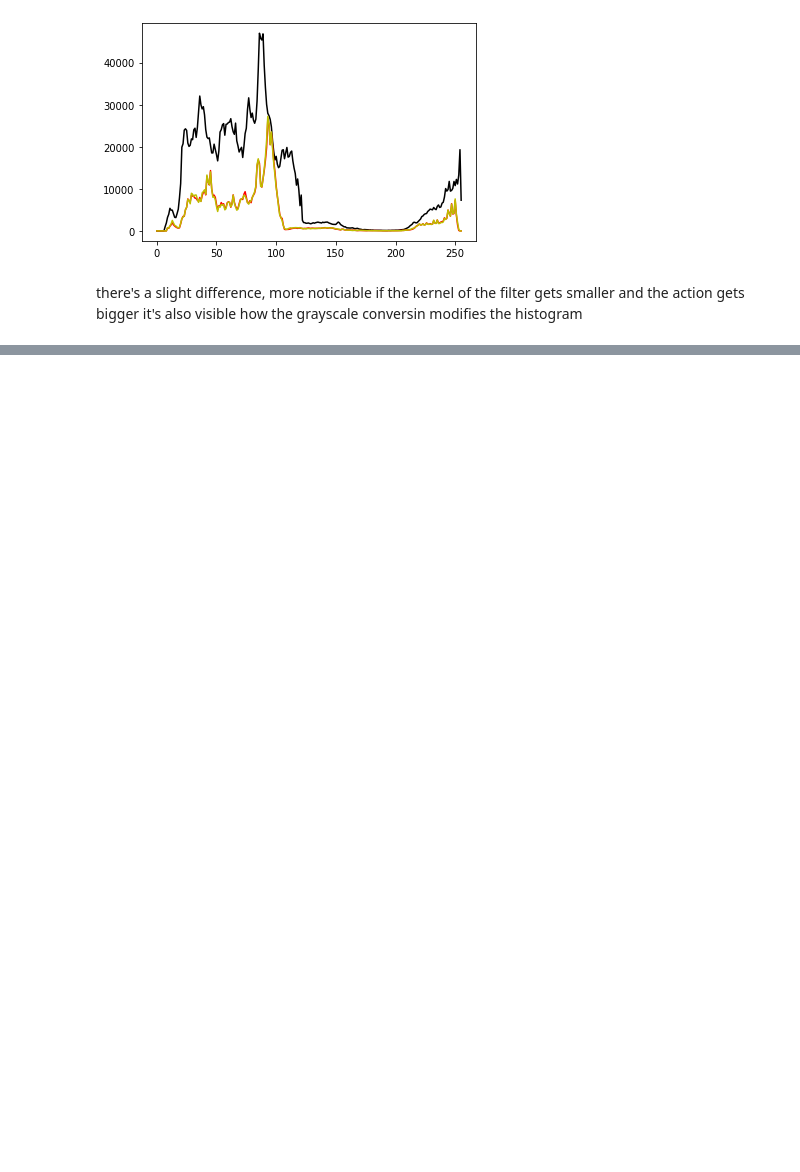
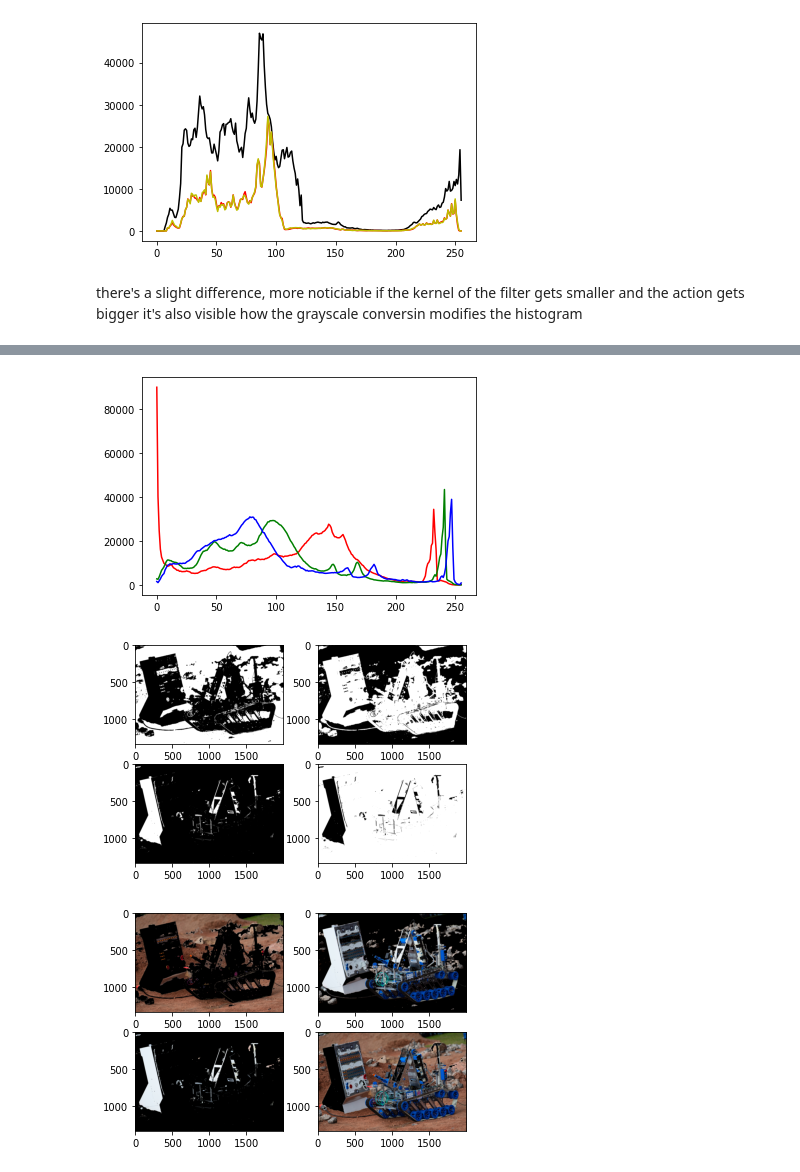
Before and after one commit to Cangio/CV-Alma-X, a Jupyter notebook: 1-box/channel_mask_n_edges.ipynb, the cells around one changed output, grey strips where cells are left out. Cells and saved outputs as stored; diff of their text form; code cells hidden in the pictures; blank space fills up the shorter version.

```diff
--- a/1-box/channel_mask_n_edges.ipynb
+++ b/1-box/channel_mask_n_edges.ipynb
@@ -170,3 +184,76 @@ if 0:
+# %%
+#COLOR SEGMENTATION ON A IMAGE FROM THE MARSYARD+PANEL(OLD)
+#https://realpython.com/python-opencv-color-spaces/
+#https://stackoverflow.com/questions/7722519/fast-rgb-thresholding-in-python-possibly-some-smart-opencv-code
+#https://stackoverflow.com/questions/16882928/color-thresholding-on-an-opencv-video
+#thresholding in general: https://stackoverflow.com/questions/60110313/opencv-thresholding-adaptive-to-different-lightning-conditions
+#splitting: https://subscription.packtpub.com/book/data/9781789344912/7/ch07lvl1sec81/thresholding-color-images
+#
+
+import cv2
+import numpy as np
+from matplotlib import pyplot as plt
+image = cv2.cvtColor(cv2.imread("body/task-example.jpg"), cv2.COLOR_BGR2RGB)
+imager=image[:,:,0]
+imageg=image[:,:,1]
+imageb=image[:,:,2]
+
+if 0: #prints all 3 channels
+    plt.imshow(imager)
+    plt.show()
+    plt.imshow(imageg)
+    plt.show()
+    plt.imshow(imageb)
+    plt.show()
+
+histr,_ = np.histogram(imager,256,[0,256])#may use imager.flatten()
+histg,_ = np.histogram(imageg,256,[0,256])
+histb,_ = np.histogram(imageb,256,[0,256])
+plt.plot(histr,color = 'r')
+plt.plot(histg,color = 'g')
+plt.plot(histb,color = 'b')
+plt.show()
+minred=(50,50,50)
+maxred=(255,255,255)
+light_white = (0, 0, 200)
+dark_white = (145, 60, 255)
+
+imagehsv=cv2.cvtColor(image, cv2.COLOR_BGR2HSV)
+
+masknored = cv2.bitwise_not(cv2.inRange(imagehsv, minred,maxred))
+maskred = (cv2.inRange(imagehsv, minred,maxred))
+imagenored = cv2.bitwise_and(image,image, mask=masknored)
+imagered= cv2.bitwise_and(image,image, mask=maskred)
+maskwhite = cv2.inRange(imagehsv, light_white, dark_white)
+imagewhite = cv2.bitwise_and(image, image, mask=maskwhite)
+masknowhite =  cv2.bitwise_not(cv2.inRange(imagehsv, light_white, dark_white))
+imagenowhite =cv2.bitwise_and(image, image, mask=masknowhite)
+
+#maskfin= maskred + maskwhite
+#imagefin = cv2.bitwise_and(image,image, mask=maskfin)
+plt.subplot(2, 2, 1)
+plt.imshow(maskred, cmap="gray")
+plt.subplot(2, 2, 2)
+plt.imshow(masknored, cmap="gray")
+plt.subplot(2, 2, 3)
+plt.imshow(maskwhite, cmap="gray")
+plt.subplot(2, 2, 4)
+plt.imshow(masknowhite, cmap="gray")
+plt.show()
+
+plt.subplot(2, 2, 1)
+plt.imshow(imagered)
+plt.subplot(2, 2, 2)
+plt.imshow(imagenored)
+plt.subplot(2, 2, 3)
+plt.imshow(imagewhite)
+plt.subplot(2, 2, 4)
+plt.imshow(imagenowhite)
+plt.show()
+# %% [output]
+[figure, added]
+[figure, added]
+[figure, added]
 # %%
 #https://stackoverflow.com/questions/61168140/opencv-removing-the-background-with-a-mask-image
 ##trasparent channel after the masking
```
Also changed, not shown: parts of 6 cells of this notebook, 9 other files.
